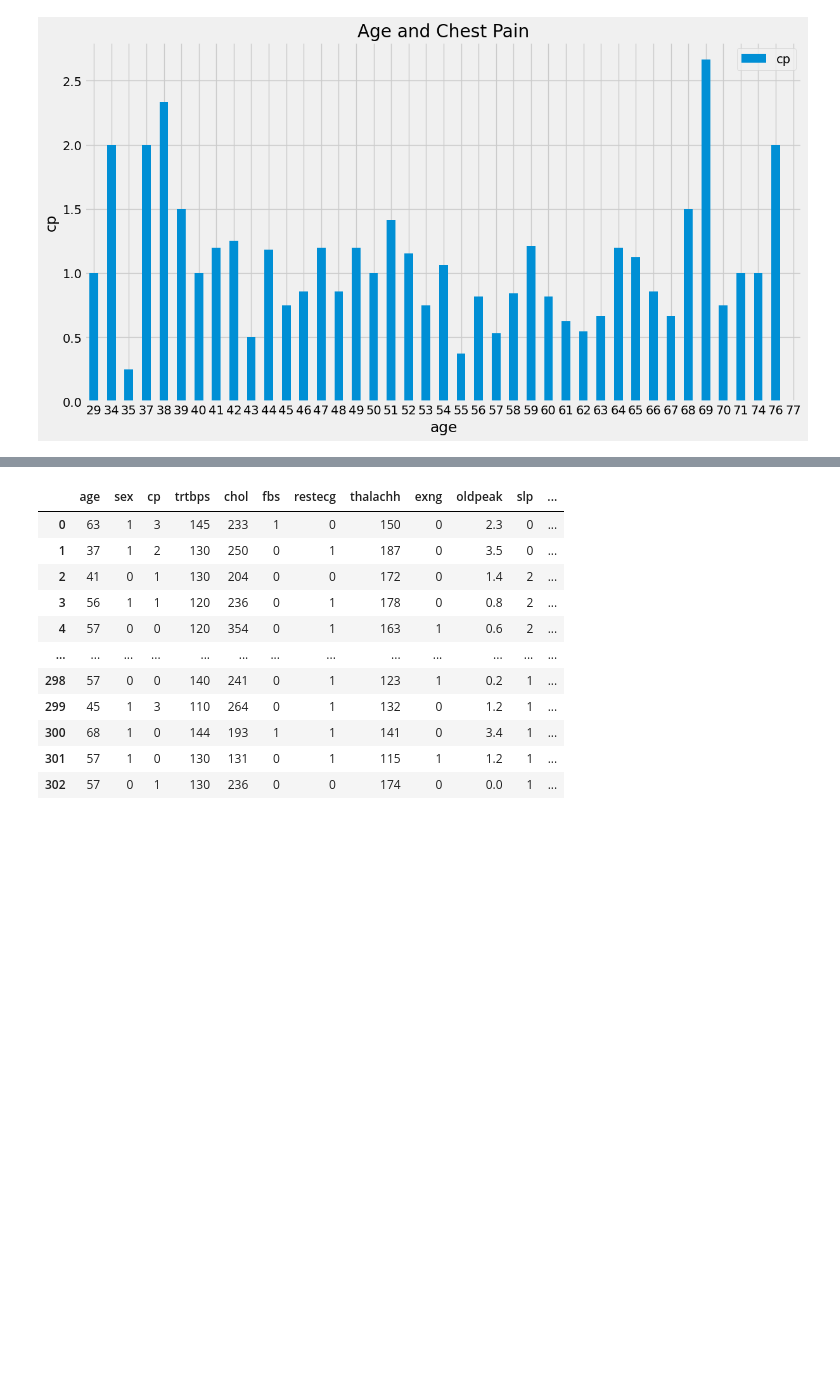
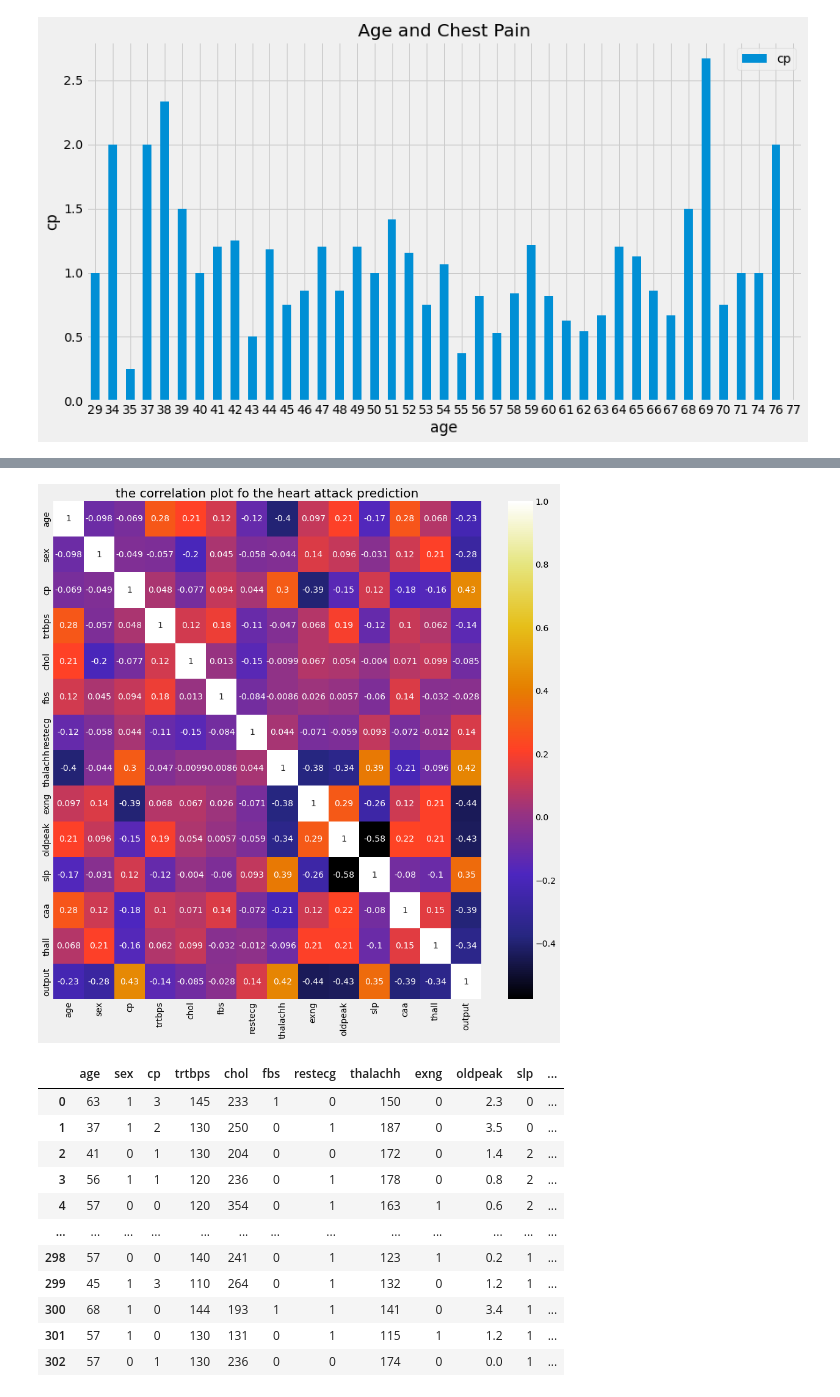
Before and after one commit to Sithysak/Heart-Attack-Prediction, a Jupyter notebook: Predict Heart Attack.ipynb, the cells around one changed output, grey strips where cells are left out. Saved outputs shown, nothing was run; the diff lists cells and outputs as text; code cells hidden in the pictures; blank space fills up the shorter version.

```diff
--- a/Predict Heart Attack.ipynb
+++ b/Predict Heart Attack.ipynb
@@ -366,0 +404,7 @@ plt.show()
+# %%
+plt.figure(figsize=(14, 14))
+sns.heatmap(df.corr(), cmap="CMRmap", annot=True,)
+plt.title("the correlation plot fo the heart attack prediction")
+plt.show()
+# %% [output]
+[figure, added]
```
Also changed, not shown: parts of 22 cells of this notebook.
